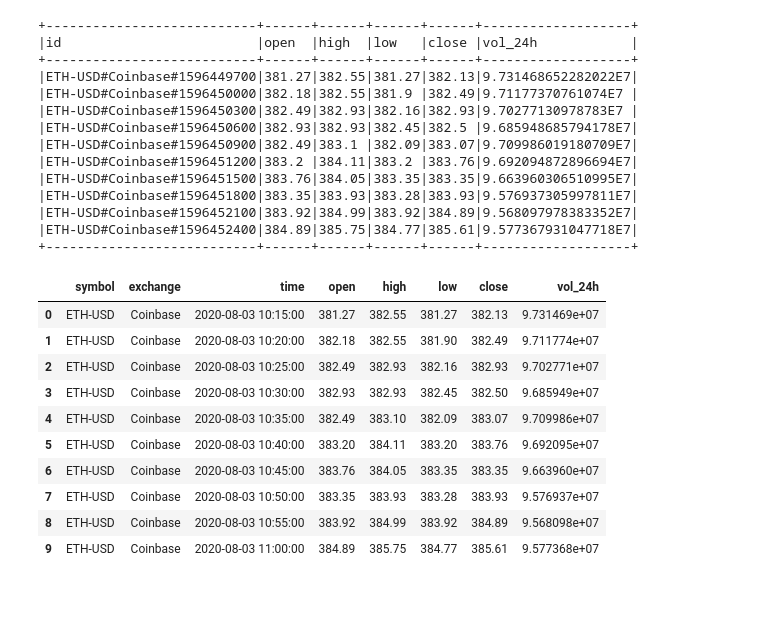
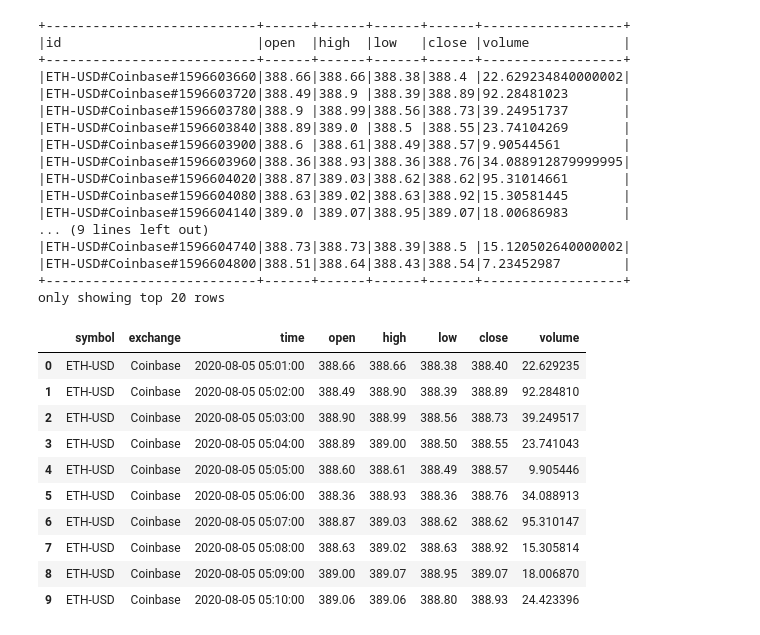
Before and after one commit to tuandzung/currency-analysis, a Jupyter notebook: Untitled.ipynb, the cells around one changed output. Cells and saved outputs as stored; diff of their text form; code cells hidden in the pictures; blank space fills up the shorter version.

```diff
--- a/Untitled.ipynb
+++ b/Untitled.ipynb
@@ -18,15 +15,15 @@ sqlc = SQLContext(sc)
 import json
 
 catalog = json.dumps({
-    "table": {"namespace": "default", "name": "coins_5m"},
+    "table": {"namespace": "default", "name": "candle_1min"},
     "rowkey": "key",
     "columns": {
         "id":{"cf": "rowkey", "col": "key", "type": "string"},
-        "open":{"cf": "p", "col": "open", "type": "double"},
-        "high":{"cf": "p", "col": "high", "type": "double"},
-        "low":{"cf": "p", "col": "low", "type": "double"},
-        "close":{"cf": "p", "col": "close", "type": "double"},
-        "vol_24h":{"cf": "p", "col": "volume", "type": "double"},
+        "open":{"cf": "metrics", "col": "open", "type": "double"},
+        "high":{"cf": "metrics", "col": "high", "type": "double"},
+        "low":{"cf": "metrics", "col": "low", "type": "double"},
+        "close":{"cf": "metrics", "col": "close", "type": "double"},
+        "volume":{"cf": "metrics", "col": "volume", "type": "double"},
     }
 })
 # %%
@@ -67,21 +68,24 @@ df.filter("id >= 'BTC-USD#Coinbase#1596449000' AND id <= 'BTC-USD#Coinbase#15964
 # %%
-eth_df = df.filter("id LIKE 'ETH-USD%'")
-eth_df.show(10, False)
+df1 = df.filter("id LIKE 'ETH-USD%'")
+df1.show(20, False)
 # %% [output]
-+---------------------------+------+------+------+------+-------------------+
-|id                         |open  |high  |low   |close |vol_24h            |
-+---------------------------+------+------+------+------+-------------------+
-|ETH-USD#Coinbase#1596449700|381.27|382.55|381.27|382.13|9.731468652282022E7|
-|ETH-USD#Coinbase#1596450000|382.18|382.55|381.9 |382.49|9.71177370761074E7 |
-|ETH-USD#Coinbase#1596450300|382.49|382.93|382.16|382.93|9.70277130978783E7 |
-|ETH-USD#Coinbase#1596450600|382.93|382.93|382.45|382.5 |9.685948685794178E7|
-|ETH-USD#Coinbase#1596450900|382.49|383.1 |382.09|383.07|9.709986019180709E7|
-|ETH-USD#Coinbase#1596451200|383.2 |384.11|383.2 |383.76|9.692094872896694E7|
-|ETH-USD#Coinbase#1596451500|383.76|384.05|383.35|383.35|9.663960306510995E7|
-|ETH-USD#Coinbase#1596451800|383.35|383.93|383.28|383.93|9.576937305997811E7|
-|ETH-USD#Coinbase#1596452100|383.92|384.99|383.92|384.89|9.568097978383352E7|
-|ETH-USD#Coinbase#1596452400|384.89|385.75|384.77|385.61|9.577367931047718E7|
-+---------------------------+------+------+------+------+-------------------+
++---------------------------+------+------+------+------+------------------+
+|id                         |open  |high  |low   |close |volume            |
++---------------------------+------+------+------+------+------------------+
+|ETH-USD#Coinbase#1596603660|388.66|388.66|388.38|388.4 |22.629234840000002|
+|ETH-USD#Coinbase#1596603720|388.49|388.9 |388.39|388.89|92.28481023       |
+|ETH-USD#Coinbase#1596603780|388.9 |388.99|388.56|388.73|39.24951737       |
+|ETH-USD#Coinbase#1596603840|388.89|389.0 |388.5 |388.55|23.74104269       |
+|ETH-USD#Coinbase#1596603900|388.6 |388.61|388.49|388.57|9.90544561        |
+|ETH-USD#Coinbase#1596603960|388.36|388.93|388.36|388.76|34.088912879999995|
+|ETH-USD#Coinbase#1596604020|388.87|389.03|388.62|388.62|95.31014661       |
+|ETH-USD#Coinbase#1596604080|388.63|389.02|388.63|388.92|15.30581445       |
+|ETH-USD#Coinbase#1596604140|389.0 |389.07|388.95|389.07|18.00686983       |
+... (9 lines left out)
+|ETH-USD#Coinbase#1596604740|388.73|388.73|388.39|388.5 |15.120502640000002|
+|ETH-USD#Coinbase#1596604800|388.51|388.64|388.43|388.54|7.23452987        |
++---------------------------+------+------+------+------+------------------+
+only showing top 20 rows
 # %%
 import plotly.graph_objs as go
 from plotly.offline import plot
@@ -89,23 +93,23 @@ import pandas as pd
 # %%
 @F.udf(t.StructType([t.StructField("symbol", t.StringType(), True), t.StructField("exchange", t.StringType(), True), t.StructField("time", t.TimestampType(), True)]))
 def split_cols(array):
     return (array[0], array[1], datetime.fromtimestamp(int(array[2])))
 
-eth_df = eth_df.withColumn('id', split_cols(F.split('id', '#'))) \
-  .select('id.*', 'open', 'high', 'low', 'close', 'vol_24h')
+df1 = df1.withColumn('id', split_cols(F.split('id', '#'))) \
+  .select('id.*', 'open', 'high', 'low', 'close', 'volume')
 
-eth_pd = eth_df.toPandas()
-eth_pd.head(10)
+pd_df = df1.toPandas()
+pd_df.head(10)
 # %% [output]
-|  | symbol | exchange | time | open | high | low | close | vol_24h |
-| 0 | ETH-USD | Coinbase | 2020-08-03 10:15:00 | 381.27 | 382.55 | 381.27 | 382.13 | 9.731469e+07 |
-| 1 | ETH-USD | Coinbase | 2020-08-03 10:20:00 | 382.18 | 382.55 | 381.90 | 382.49 | 9.711774e+07 |
-| 2 | ETH-USD | Coinbase | 2020-08-03 10:25:00 | 382.49 | 382.93 | 382.16 | 382.93 | 9.702771e+07 |
-| 3 | ETH-USD | Coinbase | 2020-08-03 10:30:00 | 382.93 | 382.93 | 382.45 | 382.50 | 9.685949e+07 |
-| 4 | ETH-USD | Coinbase | 2020-08-03 10:35:00 | 382.49 | 383.10 | 382.09 | 383.07 | 9.709986e+07 |
-| 5 | ETH-USD | Coinbase | 2020-08-03 10:40:00 | 383.20 | 384.11 | 383.20 | 383.76 | 9.692095e+07 |
-| 6 | ETH-USD | Coinbase | 2020-08-03 10:45:00 | 383.76 | 384.05 | 383.35 | 383.35 | 9.663960e+07 |
-| 7 | ETH-USD | Coinbase | 2020-08-03 10:50:00 | 383.35 | 383.93 | 383.28 | 383.93 | 9.576937e+07 |
-| 8 | ETH-USD | Coinbase | 2020-08-03 10:55:00 | 383.92 | 384.99 | 383.92 | 384.89 | 9.568098e+07 |
-| 9 | ETH-USD | Coinbase | 2020-08-03 11:00:00 | 384.89 | 385.75 | 384.77 | 385.61 | 9.577368e+07 |
+|  | symbol | exchange | time | open | high | low | close | volume |
+| 0 | ETH-USD | Coinbase | 2020-08-05 05:01:00 | 388.66 | 388.66 | 388.38 | 388.40 | 22.629235 |
+| 1 | ETH-USD | Coinbase | 2020-08-05 05:02:00 | 388.49 | 388.90 | 388.39 | 388.89 | 92.284810 |
+| 2 | ETH-USD | Coinbase | 2020-08-05 05:03:00 | 388.90 | 388.99 | 388.56 | 388.73 | 39.249517 |
+| 3 | ETH-USD | Coinbase | 2020-08-05 05:04:00 | 388.89 | 389.00 | 388.50 | 388.55 | 23.741043 |
+| 4 | ETH-USD | Coinbase | 2020-08-05 05:05:00 | 388.60 | 388.61 | 388.49 | 388.57 | 9.905446 |
+| 5 | ETH-USD | Coinbase | 2020-08-05 05:06:00 | 388.36 | 388.93 | 388.36 | 388.76 | 34.088913 |
+| 6 | ETH-USD | Coinbase | 2020-08-05 05:07:00 | 388.87 | 389.03 | 388.62 | 388.62 | 95.310147 |
+| 7 | ETH-USD | Coinbase | 2020-08-05 05:08:00 | 388.63 | 389.02 | 388.63 | 388.92 | 15.305814 |
+| 8 | ETH-USD | Coinbase | 2020-08-05 05:09:00 | 389.00 | 389.07 | 388.95 | 389.07 | 18.006870 |
+| 9 | ETH-USD | Coinbase | 2020-08-05 05:10:00 | 389.06 | 389.06 | 388.80 | 388.93 | 24.423396 |
 # %%
```
Also changed, not shown: parts of 4 cells of this notebook, 4 other files.
